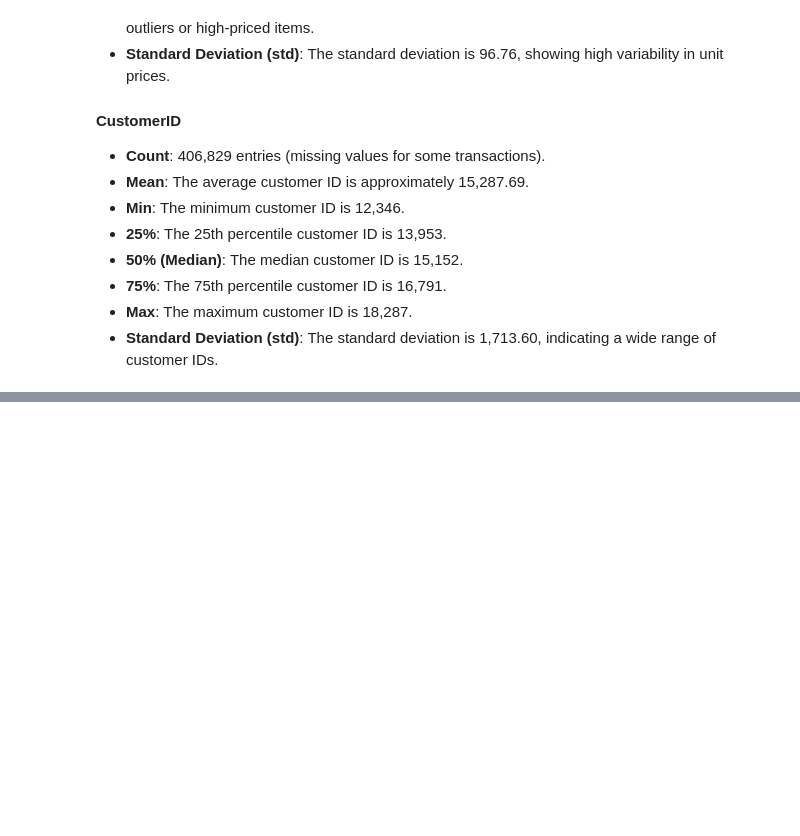
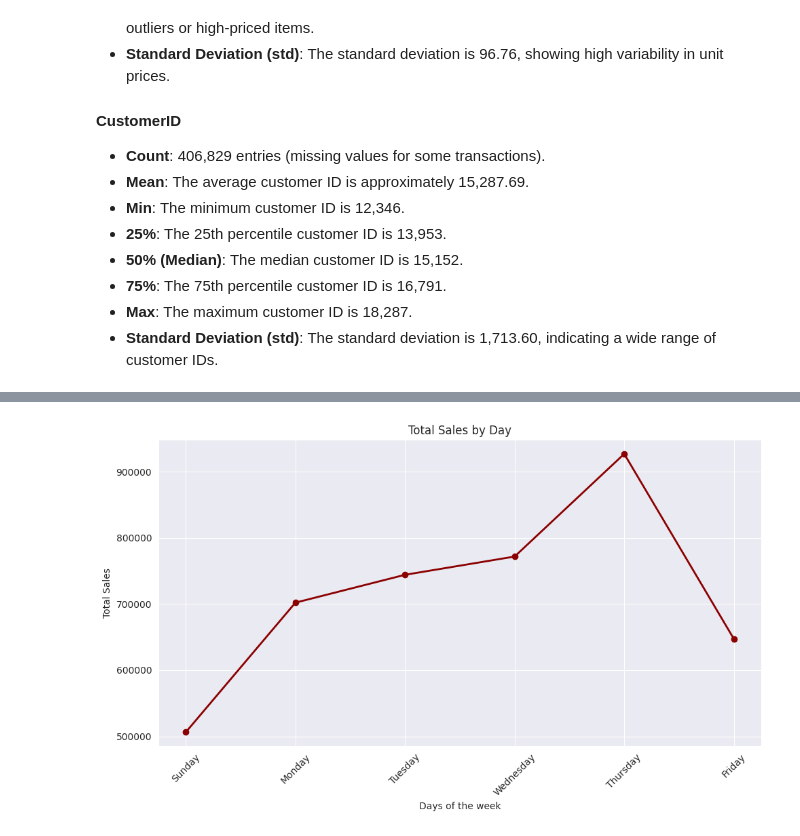
Before and after one commit to mohammadreza-mohammadi94/DataAnalysis-And-MachineLearning, a Jupyter notebook: 1. Business Intelligence and Sales Analysis/Online Retail Sales (Clustering)/Online_Retail_Sales_Cluestering_Model.ipynb, the cells around one changed output, grey strips where cells are left out. Cells and saved outputs as stored; diff of their text form; code cells hidden in the pictures; blank space fills up the shorter version.

```diff
--- a/1. Business Intelligence and Sales Analysis/Online Retail Sales (Clustering)/Online_Retail_Sales_Cluestering_Model.ipynb
+++ b/1. Business Intelligence and Sales Analysis/Online Retail Sales (Clustering)/Online_Retail_Sales_Cluestering_Model.ipynb
@@ -122,0 +533,20 @@ df.describe().T
+# %%
+# Calculating total sales on a daily basis
+daywise = df_2.groupby('Week').agg({'TotalPrice': 'sum'}).reset_index()
+
+# Reordering the table according to weekdays
+daywise['Week'] = pd.Categorical(daywise['Week'], categories=["Sunday", "Monday", "Tuesday", "Wednesday", "Thursday", "Friday", "Saturday"], ordered=True)
+daywise = daywise.sort_values('Week')
+
+# Line plot
+plt.figure(figsize=(10, 6))
+plt.plot(daywise['Week'], daywise['TotalPrice'], marker='o', color='darkred', linewidth=2, markersize=6)
+plt.title('Total Sales by Day')
+plt.xlabel('Days of the week')
+plt.ylabel('Total Sales')
+plt.xticks(rotation=45)
+plt.grid(True)
+plt.tight_layout()
+plt.show()
+# %% [output]
+[figure, added]
```
Also changed, not shown: parts of 50 cells of this notebook.
